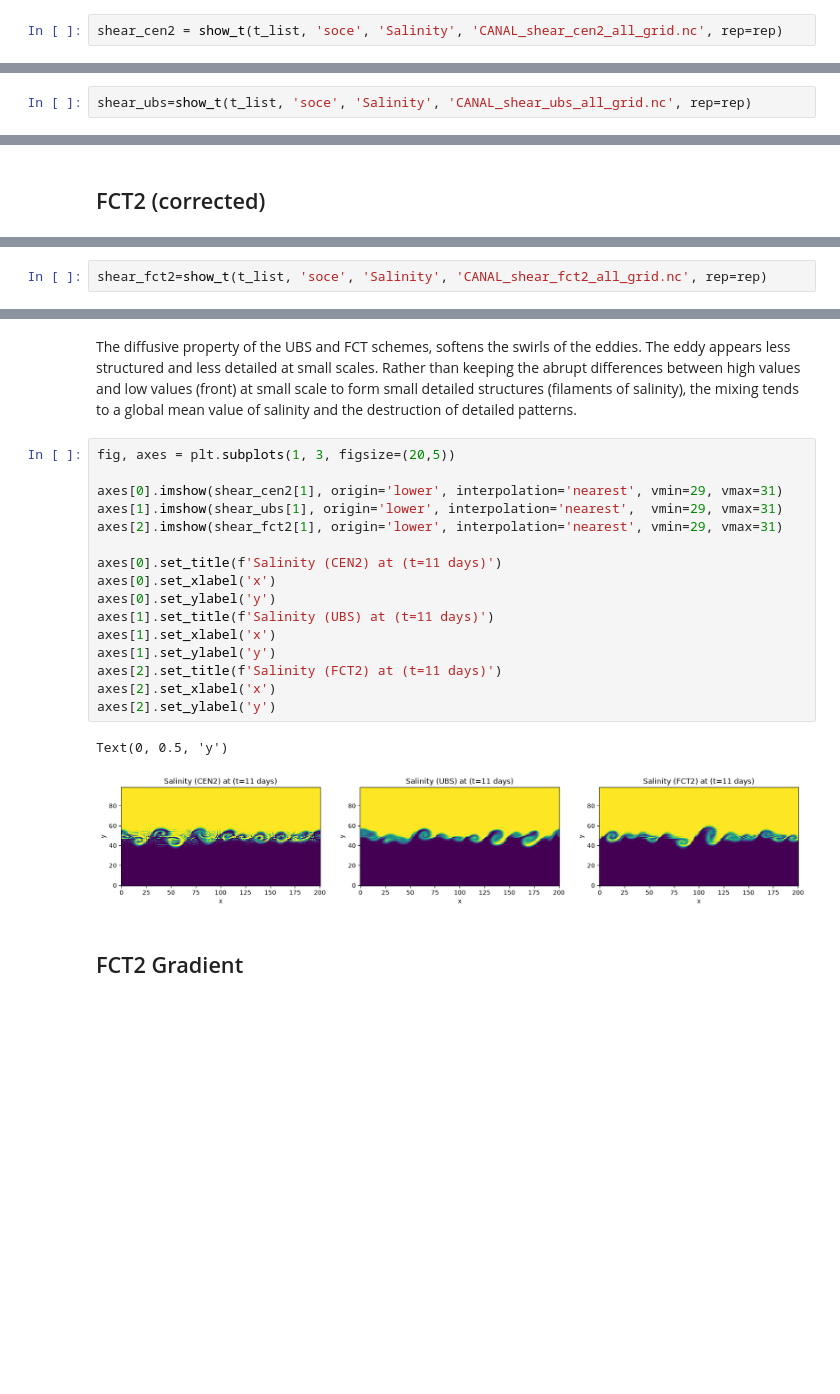
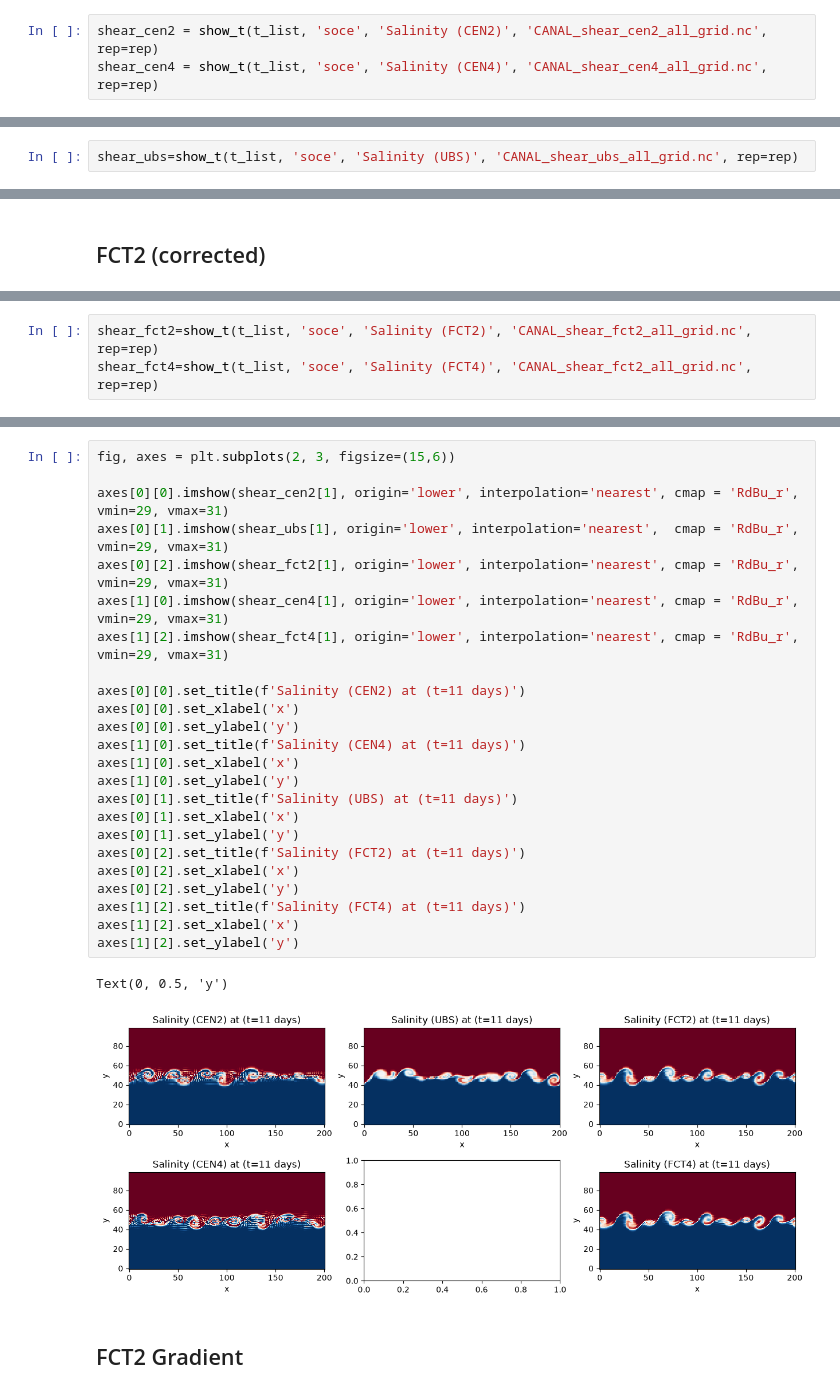
Before and after one commit to justinebuisson606/NEMO_Demonstrators, a Jupyter notebook: Demonstrator 2.ipynb, the cells around one changed output, grey strips where cells are left out. Saved outputs shown, nothing was run; the diff lists cells and outputs as text; blank space fills up the shorter version.

```diff
--- a/Demonstrator 2.ipynb
+++ b/Demonstrator 2.ipynb
@@ -251,5 +262,6 @@ def show_t (t_list, param, title, file, rep=rep):
 # %%
 t_list = [0, 10, 19]
 # %%
-shear_cen2 = show_t(t_list, 'soce', 'Salinity', 'CANAL_shear_cen2_all_grid.nc', rep=rep)
+shear_cen2 = show_t(t_list, 'soce', 'Salinity (CEN2)', 'CANAL_shear_cen2_all_grid.nc', rep=rep)
+shear_cen4 = show_t(t_list, 'soce', 'Salinity (CEN4)', 'CANAL_shear_cen4_all_grid.nc', rep=rep)
 # %% [output]
@@ -284,3 +276,3 @@ Coordinates: (12/13)
 # %%
-shear_ubs=show_t(t_list, 'soce', 'Salinity', 'CANAL_shear_ubs_all_grid.nc', rep=rep)
+shear_ubs=show_t(t_list, 'soce', 'Salinity (UBS)', 'CANAL_shear_ubs_all_grid.nc', rep=rep)
 # %% [output]
@@ -312,3 +286,4 @@ Coordinates: (12/13)
 # %%
-shear_fct2=show_t(t_list, 'soce', 'Salinity', 'CANAL_shear_fct2_all_grid.nc', rep=rep)
+shear_fct2=show_t(t_list, 'soce', 'Salinity (FCT2)', 'CANAL_shear_fct2_all_grid.nc', rep=rep)
+shear_fct4=show_t(t_list, 'soce', 'Salinity (FCT4)', 'CANAL_shear_fct2_all_grid.nc', rep=rep)
 # %% [output]
@@ -316,24 +292,30 @@ shear_fct2=show_t(t_list, 'soce', 'Salinity', 'CANAL_shear_fct2_all_grid.nc', re
-# %% [markdown]
-The diffusive property of the UBS and FCT schemes, softens the swirls of the eddies. The eddy appears less structured and less detailed at small scales. Rather than keeping the abrupt differences between high values and low values (front) at small scale to form small detailed structures (filaments of salinity), the mixing tends to a global mean value of salinity and the destruction of detailed patterns.
 # %%
-fig, axes = plt.subplots(1, 3, figsize=(20,5))
+fig, axes = plt.subplots(2, 3, figsize=(15,6))
 
-axes[0].imshow(shear_cen2[1], origin='lower', interpolation='nearest', vmin=29, vmax=31)
-axes[1].imshow(shear_ubs[1], origin='lower', interpolation='nearest',  vmin=29, vmax=31)
-axes[2].imshow(shear_fct2[1], origin='lower', interpolation='nearest', vmin=29, vmax=31)
+axes[0][0].imshow(shear_cen2[1], origin='lower', interpolation='nearest', cmap = 'RdBu_r', vmin=29, vmax=31)
+axes[0][1].imshow(shear_ubs[1], origin='lower', interpolation='nearest',  cmap = 'RdBu_r', vmin=29, vmax=31)
+axes[0][2].imshow(shear_fct2[1], origin='lower', interpolation='nearest', cmap = 'RdBu_r', vmin=29, vmax=31)
+axes[1][0].imshow(shear_cen4[1], origin='lower', interpolation='nearest', cmap = 'RdBu_r', vmin=29, vmax=31)
+axes[1][2].imshow(shear_fct4[1], origin='lower', interpolation='nearest', cmap = 'RdBu_r', vmin=29, vmax=31)
 
-axes[0].set_title(f'Salinity (CEN2) at (t=11 days)')
-axes[0].set_xlabel('x')
-axes[0].set_ylabel('y')
-axes[1].set_title(f'Salinity (UBS) at (t=11 days)')
-axes[1].set_xlabel('x')
-axes[1].set_ylabel('y')
-axes[2].set_title(f'Salinity (FCT2) at (t=11 days)')
-axes[2].set_xlabel('x')
-axes[2].set_ylabel('y')
+axes[0][0].set_title(f'Salinity (CEN2) at (t=11 days)')
+axes[0][0].set_xlabel('x')
+axes[0][0].set_ylabel('y')
+axes[1][0].set_title(f'Salinity (CEN4) at (t=11 days)')
+axes[1][0].set_xlabel('x')
+axes[1][0].set_ylabel('y')
+axes[0][1].set_title(f'Salinity (UBS) at (t=11 days)')
+axes[0][1].set_xlabel('x')
+axes[0][1].set_ylabel('y')
+axes[0][2].set_title(f'Salinity (FCT2) at (t=11 days)')
+axes[0][2].set_xlabel('x')
+axes[0][2].set_ylabel('y')
+axes[1][2].set_title(f'Salinity (FCT4) at (t=11 days)')
+axes[1][2].set_xlabel('x')
+axes[1][2].set_ylabel('y')
 # %% [output]
 Text(0, 0.5, 'y')
-[figure, old version]
+[figure, new version]
 # %% [markdown]
 ## FCT2 Gradient
 # %%
```
Also changed, not shown: parts of 17 cells of this notebook.
